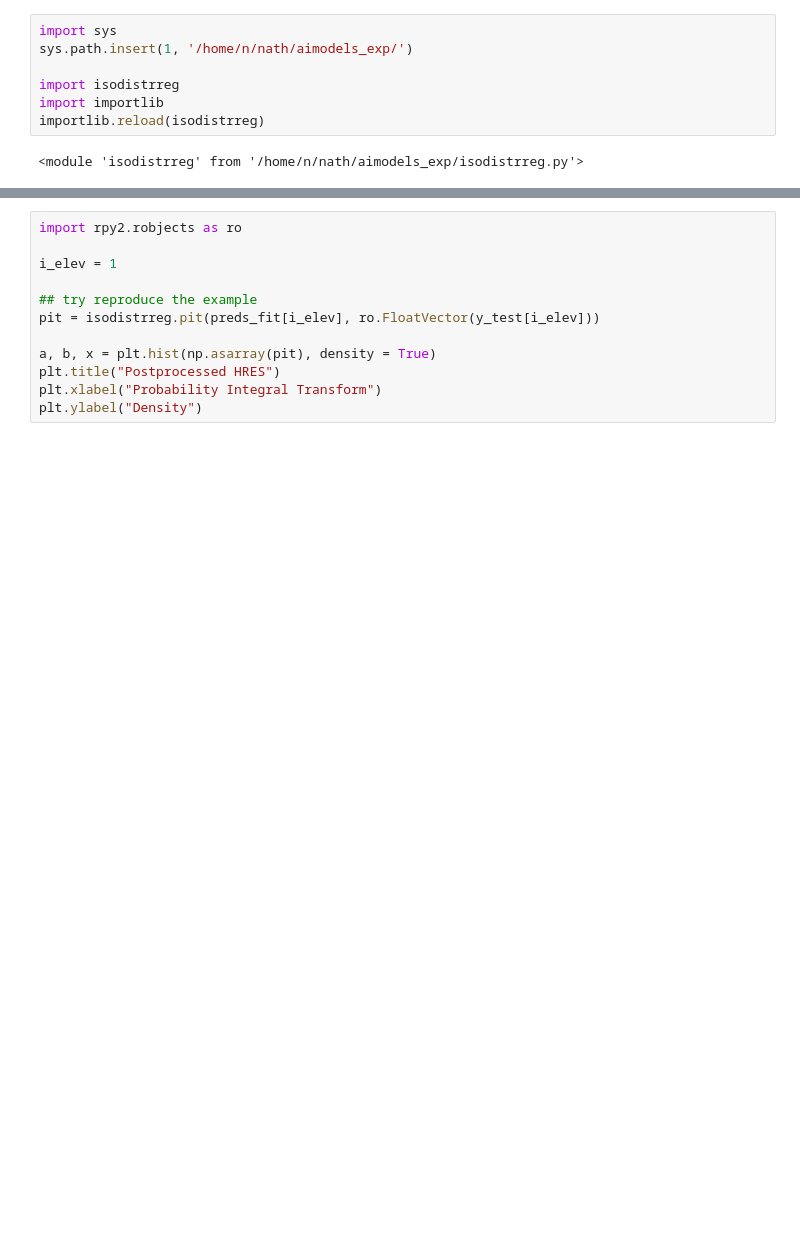
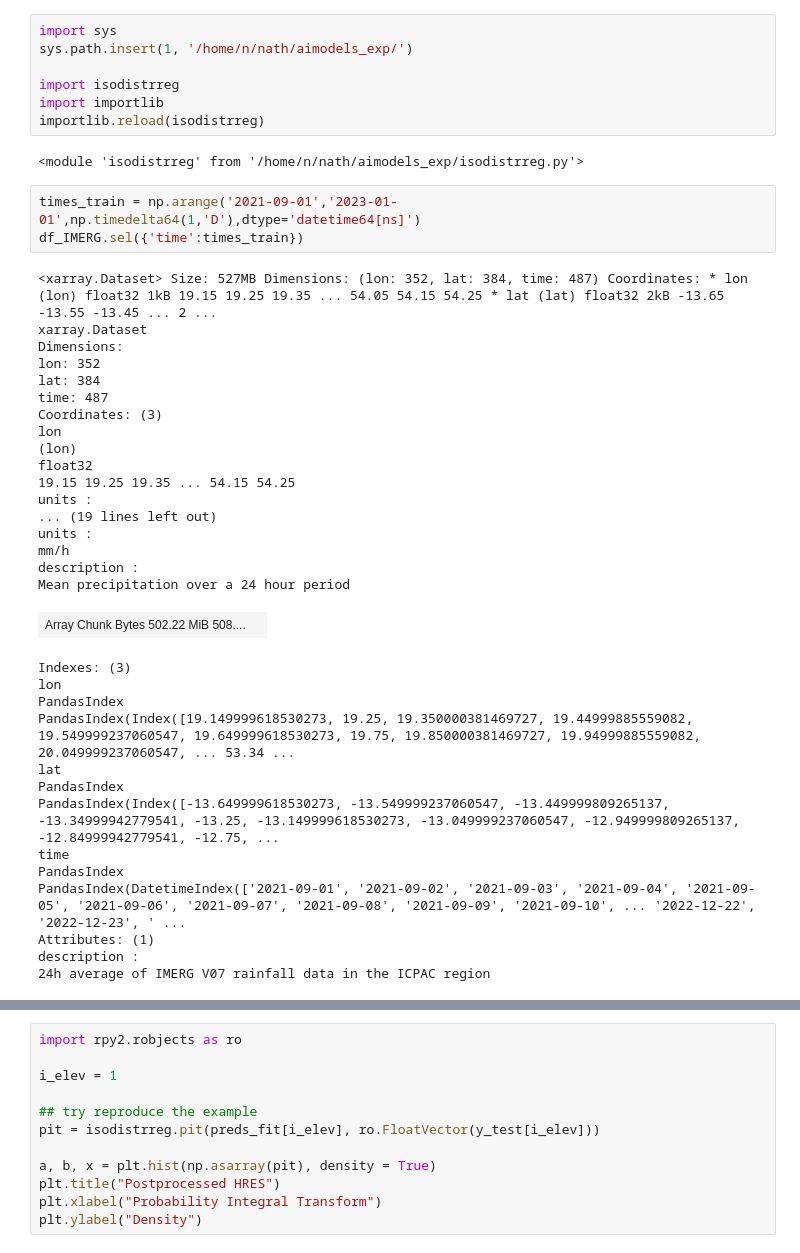
Before and after one commit to snath-xoc/AImodels_benchmarking, a Jupyter notebook: verification/AImodels_fcst_ver.ipynb, the cells around one changed output, grey strips where cells are left out. Cells and saved outputs as stored; diff of their text form; blank space fills up the shorter version.

```diff
--- a/verification/AImodels_fcst_ver.ipynb
+++ b/verification/AImodels_fcst_ver.ipynb
@@ -49,6 +61,41 @@ import importlib
 importlib.reload(isodistrreg)
 # %% [output]
 <module 'isodistrreg' from '/home/n/nath/aimodels_exp/isodistrreg.py'>
+# %%
+times_train = np.arange('2021-09-01','2023-01-01',np.timedelta64(1,'D'),dtype='datetime64[ns]')
+df_IMERG.sel({'time':times_train})
+# %% [output]
+<xarray.Dataset> Size: 527MB Dimensions: (lon: 352, lat: 384, time: 487) Coordinates: * lon (lon) float32 1kB 19.15 19.25 19.35 ... 54.05 54.15 54.25 * lat (lat) float32 2kB -13.65 -13.55 -13.45 ... 2 ...
+xarray.Dataset
+Dimensions:
+lon: 352
+lat: 384
+time: 487
+Coordinates: (3)
+lon
+(lon)
+float32
+19.15 19.25 19.35 ... 54.15 54.25
+units :
+... (19 lines left out)
+units :
+mm/h
+description :
+Mean precipitation over a 24 hour period
+| Array Chunk Bytes 502.22 MiB 508.... |  |
+Indexes: (3)
+lon
+PandasIndex
+PandasIndex(Index([19.149999618530273, 19.25, 19.350000381469727, 19.44999885559082, 19.549999237060547, 19.649999618530273, 19.75, 19.850000381469727, 19.94999885559082, 20.049999237060547, ... 53.34 ...
+lat
+PandasIndex
+PandasIndex(Index([-13.649999618530273, -13.549999237060547, -13.449999809265137, -13.34999942779541, -13.25, -13.149999618530273, -13.049999237060547, -12.949999809265137, -12.84999942779541, -12.75, ...
+time
+PandasIndex
+PandasIndex(DatetimeIndex(['2021-09-01', '2021-09-02', '2021-09-03', '2021-09-04', '2021-09-05', '2021-09-06', '2021-09-07', '2021-09-08', '2021-09-09', '2021-09-10', ... '2022-12-22', '2022-12-23', ' ...
+Attributes: (1)
+description :
+24h average of IMERG V07 rainfall data in the ICPAC region
 # %%
 import pandas as pd
 
```
Also changed, not shown: parts of 7 cells of this notebook, 5 other files.
